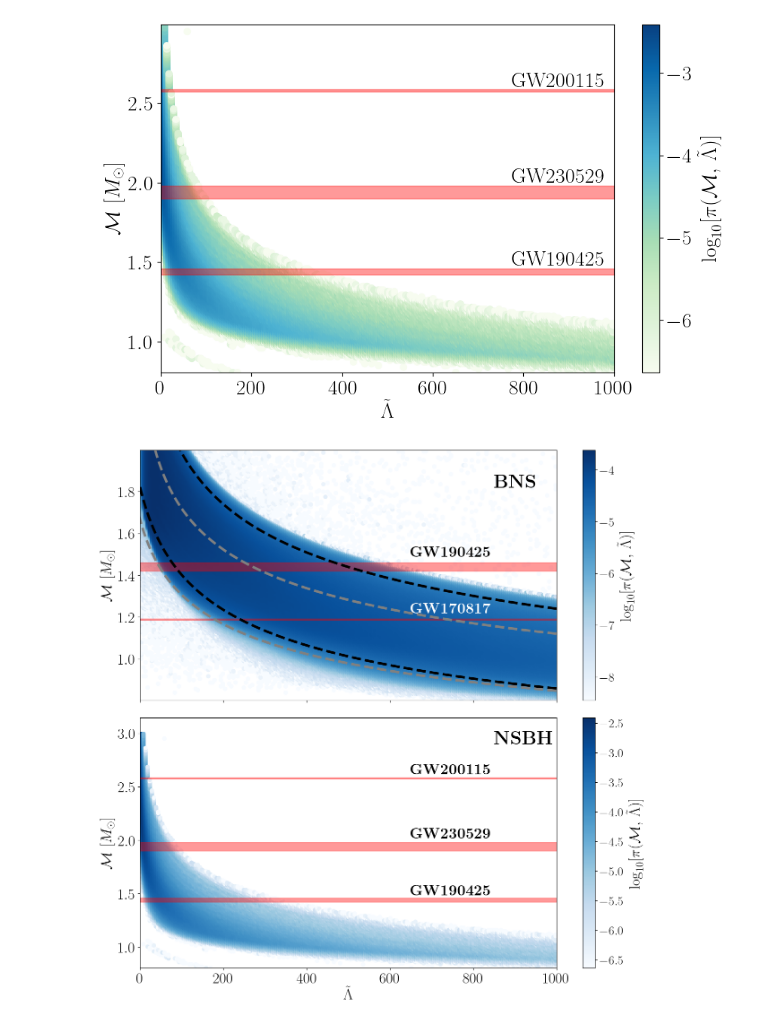
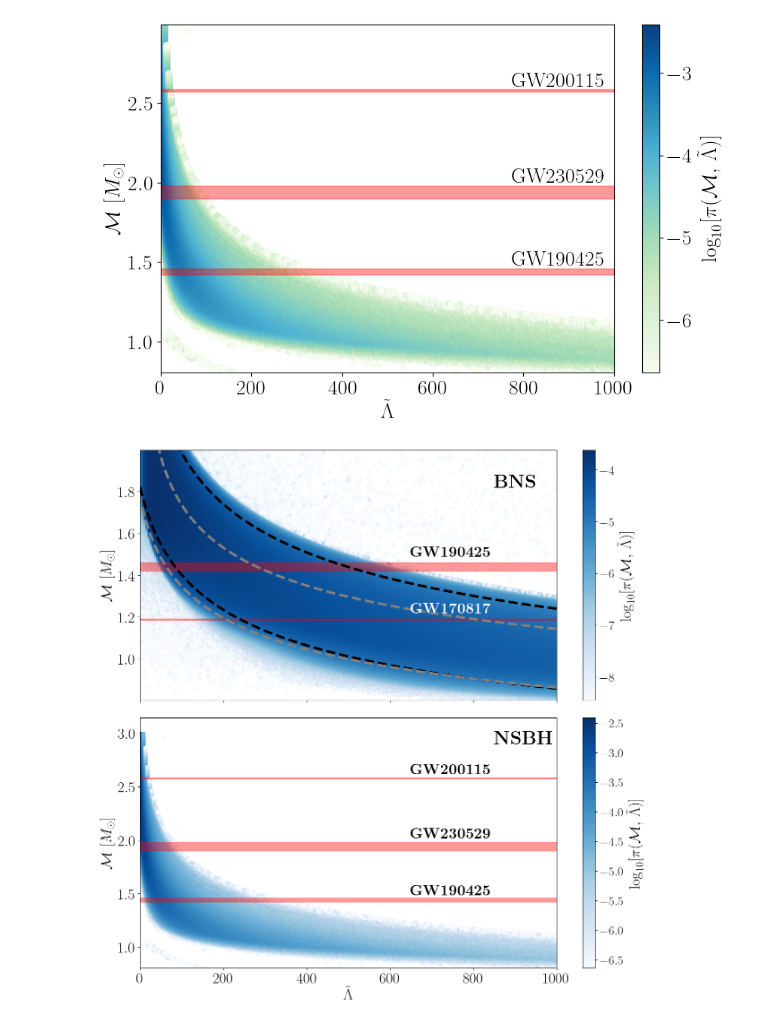
Before and after one commit to EckerChristian/MCLambdaBHNS, a Jupyter notebook: plotting_code/Fig_1_Plot_BNS_NSBH_priors.ipynb, the cells around one changed output. Saved outputs shown, nothing was run; the diff lists cells and outputs as text; code cells hidden in the pictures.

Commit message:
corrected gray contours.

```diff
--- a/plotting_code/Fig_1_Plot_BNS_NSBH_priors.ipynb
+++ b/plotting_code/Fig_1_Plot_BNS_NSBH_priors.ipynb
@@ -146,9 +146,9 @@ ax[0].set_ylabel(r'$\mathcal{M}\,\left[M_\odot\right]$',fontsize=the_fontsize)
 MM = np.linspace(0.8,2.1,100)
 fitup  =-23+2690/MM**4.5
 fitlow =-56+583 /MM**3.9
-# contours from 2203.14974
-fitup2  =-20+1800/MM**5
-fitlow2 =-50+500 /MM**4.5
+# contours with GW constraint
+fitup2  =-0.55+2091/MM**5.5
+fitlow2 =-41+539 /MM**4.5
 
 ax[0].plot(fitup[:], MM[:], color="black", linestyle="--",linewidth=4)
 ax[0].plot(fitlow[:], MM[:], color="black", linestyle="--",linewidth=4)
@@ -171,31 +171,31 @@ ax[1].set_rasterized(True)
 im2 = ax[1].scatter(tides2, mass2, c=np.log10(prob2), cmap='Blues', alpha=1.0)
 ax[1].axhspan(1.42, 1.46, color='red', alpha=0.4)
 ax[1].annotate(r'\textbf{GW190425}', (650, 1.49), fontsize=the_fontsize)
 ax[1].axhspan(6.09 - 0.06, 6.09 + 0.06, color='red', alpha=0.4)
 ax[1].annotate(r'\textbf{GW190814}', (650, 6.11), fontsize=the_fontsize)
 ax[1].axhspan(1.94 - 0.04, 1.94 + 0.04, color='red', alpha=0.4)
 ax[1].annotate(r'\textbf{GW230529}', (650, 2.02), fontsize=the_fontsize)
 ax[1].axhspan(2.58 - 0.007, 2.58 + 0.006, color='red', alpha=0.4)
 ax[1].annotate(r'\textbf{GW200115}', (650, 2.62), fontsize=the_fontsize)
 ax[1].set_xlim(0, 1000)
 ax[1].set_ylim(min(mass2), max(mass2)+0.15)
 ax[1].set_ylabel(r'$\mathcal{M}\,\left[M_\odot\right]$',fontsize=the_fontsize)
 ax[1].set_xlabel(r'$\tilde{\Lambda}$',fontsize=the_fontsize)
 
 plt.text(850, 2.9, r'${\rm \textbf{NSBH}}$', fontsize=30)
 
 # Adjust tick label font sizes
 for axis in ax:
     axis.tick_params(axis='both', which='both', labelsize=the_fontsize)
 
 # Add a color bar to the second subplot
 #fig.colorbar(im2, ax=ax[1], label=r'$\rm \log_{10}[\pi(\mathcal{M},\,\tilde{\Lambda})]$')
 cb = fig.colorbar(im2, ax=ax[1])
 cb.set_label(label=r'$\rm \log_{10}[\pi(\mathcal{M},\,\tilde{\Lambda})]$', fontsize=24)
 
 # Adjust layout and save the figure
 #plt.tight_layout()
 plt.savefig('Fig_1_Physics_priors.pdf', dpi=200,bbox_inches='tight')
 plt.show()
 # %% [output]
-[figure, old version]
+[figure, new version]
```
Also changed, not shown: 2 other files.
